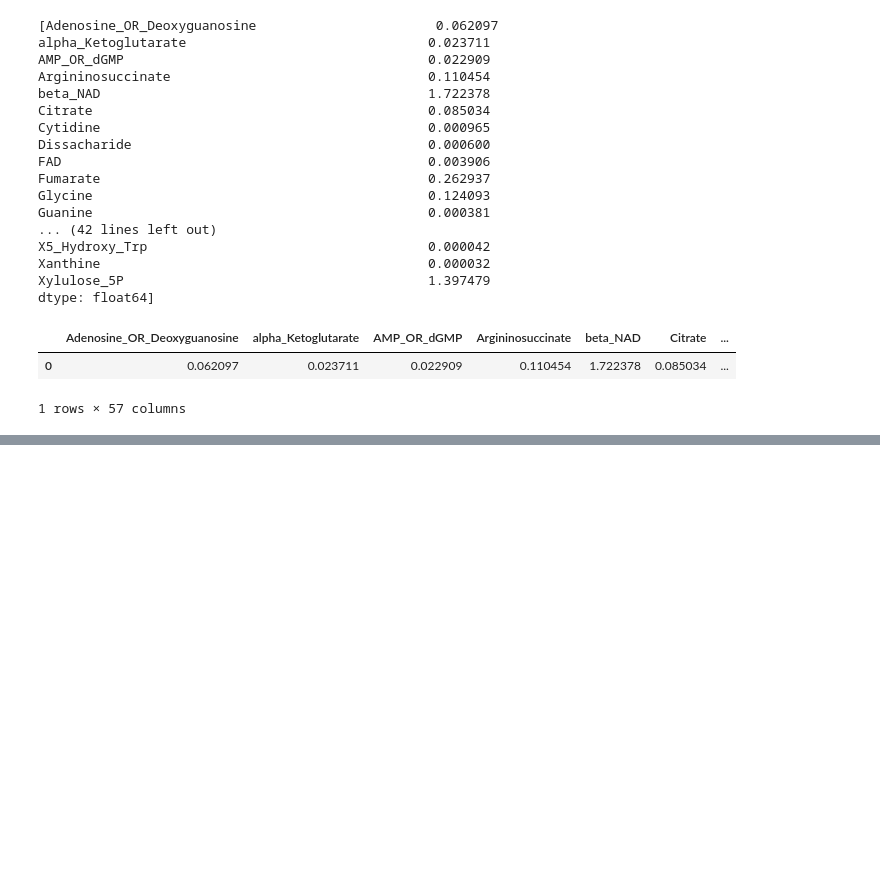
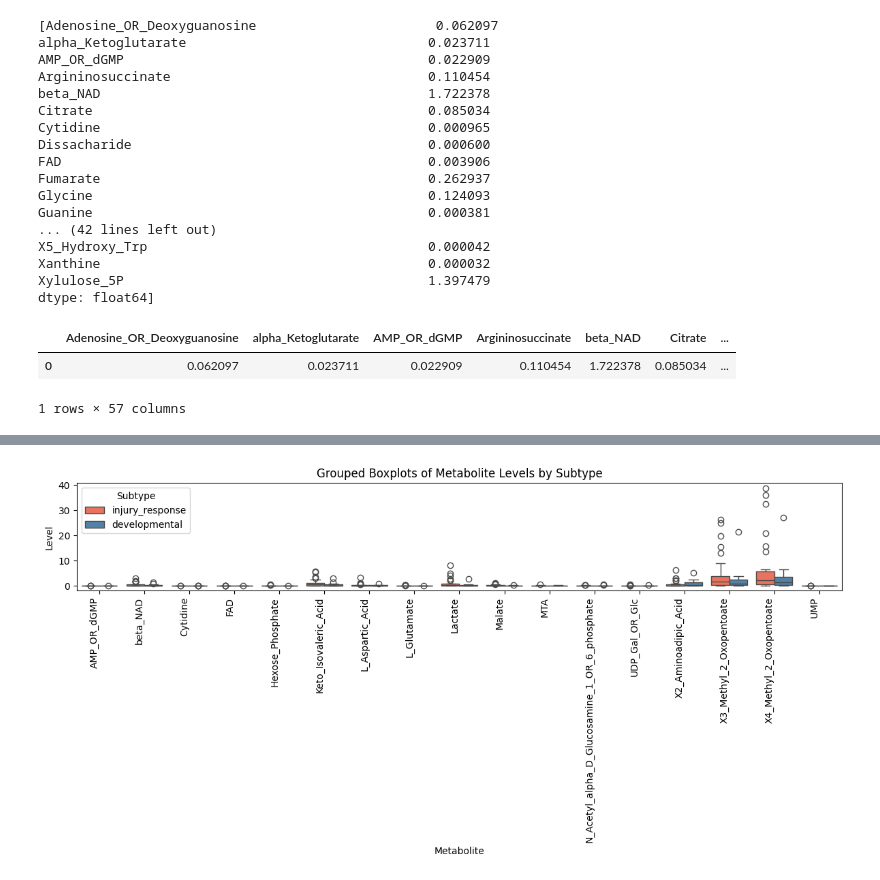
Before and after one commit to jess-xia/GSC_RNAseq_and_metabolomics_analysis, a Jupyter notebook: metabolomics_exploratory_analysis.ipynb, the cells around one changed output, grey strips where cells are left out. Cells and saved outputs as stored; diff of their text form; code cells hidden in the pictures; blank space fills up the shorter version.

```diff
--- a/metabolomics_exploratory_analysis.ipynb
+++ b/metabolomics_exploratory_analysis.ipynb
@@ -419,0 +576,10 @@ pd.DataFrame(median_rows)
+# %%
+gsva_results = pd.read_csv('C:/research/gsva_results.csv')
+gsva_results = gsva_results.transpose()
+gsva_results.columns = gsva_results.iloc[0]
+gsva_results = gsva_results.drop(gsva_results.index[0])
+print(gsva_results.head())
+
+gsva_results['subtype'] = np.where((gsva_results['DEV_gs'] > 0) & (gsva_results['IR_gs'] < 0), 'developmental', 'injury_response')
+gsva_results.index = gsva_results.index.str.replace('_L', '', regex=False)
+print(gsva_results[['DEV_gs', 'IR_gs', 'subtype']].head())
@@ -419,0 +599,8 @@ pd.DataFrame(median_rows)
+# %%
+# Merge cells_median and gsva_results based on their rownames (index)
+merged_df = cells_median.merge(gsva_results['subtype'], left_index=True, right_index=True, how='left')
+# Remove columns containing "LikelyBiologicalUnknown_"
+merged_df = merged_df.loc[:, ~merged_df.columns.str.contains("LikelyBiologicalUnknown_")]
+# Remove columns with more than 2 NaN values
+# merged_df = merged_df.loc[:, merged_df.isna().sum() <= 2]
+print(merged_df.head())
@@ -419,0 +625,74 @@ pd.DataFrame(median_rows)
+# %%
+import pandas as pd
+import numpy as np
+import seaborn as sns
+import matplotlib.pyplot as plt
+from scipy.stats import mannwhitneyu
+
+# Step 1: Convert to long format
+df_long = merged_df.melt(
+    id_vars='subtype',       # keep the subtype column
+    var_name='Metabolite',   # reactions/metabolites column
+    value_name='Level'       # flux/measurement column
+)
+
+# Step 2: Drop NaNs for safe statistics
+df_long = df_long.dropna(subset=['Level'])
+
+# Step 3: Calculate p-values per metabolite
+def mann_whitney_safe(x):
+    group1 = x[x['subtype']=='developmental']['Level']
+    group2 = x[x['subtype']=='injury_response']['Level']
+
+    # Require at least 2 values per group
+    if len(group1) >= 2 and len(group2) >= 2:
+        return mannwhitneyu(group1, group2, alternative='two-sided').pvalue
+    else:
+        return np.nan
+
+sig_df = df_long.groupby('Metabolite').apply(mann_whitney_safe).reset_index(name='p_value')
+
+# Step 4: Add significance stars
+def get_star(p):
+    if pd.isna(p):
+        return ''
+    elif p < 0.001:
+        return '***'
+    elif p < 0.01:
+        return '**'
+    elif p < 0.05:
+        return '*'
+    else:
+        return ''
+
+sig_df['signif'] = sig_df['p_value'].apply(get_star)
+
+# Step 5: Merge significance info for plotting
+df_plot = df_long.merge(sig_df[['Metabolite', 'signif']], on='Metabolite', how='left')
+
+# Step 6: Plot grouped boxplots
+plt.figure(figsize=(12,6))
+sns.boxplot(
+    data=df_plot,
+    x='Metabolite',
+    y='Level',
+    hue='subtype',
+    palette={'developmental':'steelblue', 'injury_response':'tomato'}
+)
+
+# Add significance stars above each box
+for i, metabolite in enumerate(df_plot['Metabolite'].unique()):
+    y_max = df_plot[df_plot['Metabolite']==metabolite]['Level'].max()
+    star = sig_df.loc[sig_df['Metabolite']==metabolite, 'signif'].values[0]
+    if star:
+        plt.text(i, y_max + 0.01, star, ha='center', va='bottom', fontsize=12)
+
+plt.xticks(rotation=90, ha='right')
+plt.ylabel('Level')
+plt.xlabel('Metabolite')
+plt.title('Grouped Boxplots of Metabolite Levels by Subtype')
+plt.legend(title='Subtype')
+plt.tight_layout()
+plt.show()
+# %% [output]
+[figure, added]
```
Also changed, not shown: parts of 34 cells of this notebook.
